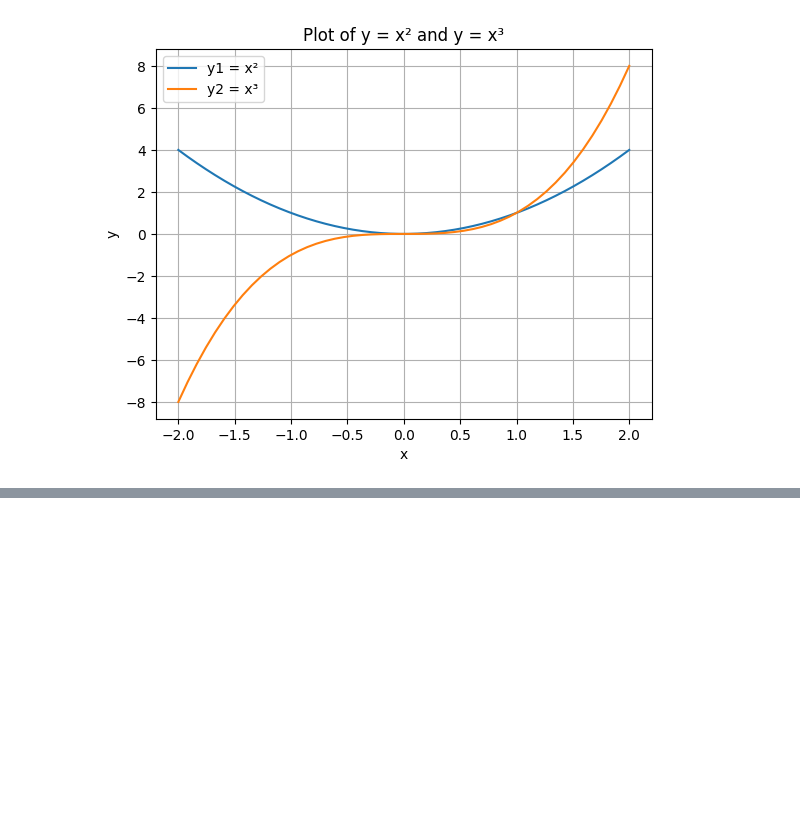
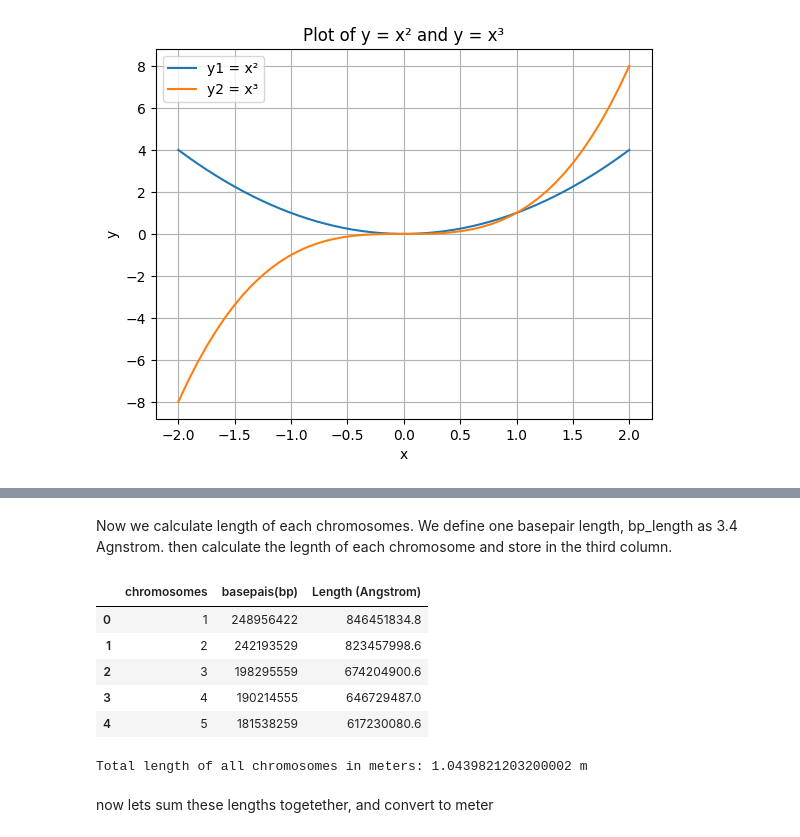
Before and after one commit to yongmeiwang/AI_BigData_CancerBiology, a Jupyter notebook: Sept9Class.ipynb, the cells around one changed output, grey strips where cells are left out. Drawn from its saved outputs; the diff is of its cells as text; code cells hidden in the pictures; blank space fills up the shorter version.

```diff
--- a/Sept9Class.ipynb
+++ b/Sept9Class.ipynb
@@ -34,0 +117,26 @@ plt.show()
+# %% [markdown]
+Now we calculate length of each chromosomes. We define one basepair length, bp_length as 3.4 Agnstrom. then calculate the legnth of each chromosome and store in the third column.
+# %%
+# Length of one base pair in Angstroms
+bp_length = 3.4
+
+# Calculate chromosome length
+chrom_data["Length (Angstrom)"] = chrom_data["basepais(bp)"] * bp_length
+
+# Display the result
+chrom_data.head()
+# %% [output]
+|  | chromosomes | basepais(bp) | Length (Angstrom) |
+| 0 | 1 | 248956422 | 846451834.8 |
+| 1 | 2 | 242193529 | 823457998.6 |
+| 2 | 3 | 198295559 | 674204900.6 |
+| 3 | 4 | 190214555 | 646729487.0 |
+| 4 | 5 | 181538259 | 617230080.6 |
+# %%
+total_length_angstrom = chrom_data["Length (Angstrom)"].sum()
+total_length_meter = total_length_angstrom / 1e10
+print(f"Total length of all chromosomes in meters: {total_length_meter} m")
+# %% [output]
+Total length of all chromosomes in meters: 1.0439821203200002 m
+# %% [markdown]
+now lets sum these lengths togetether, and convert to meter
```
Also changed, not shown: parts of 13 cells of this notebook.
